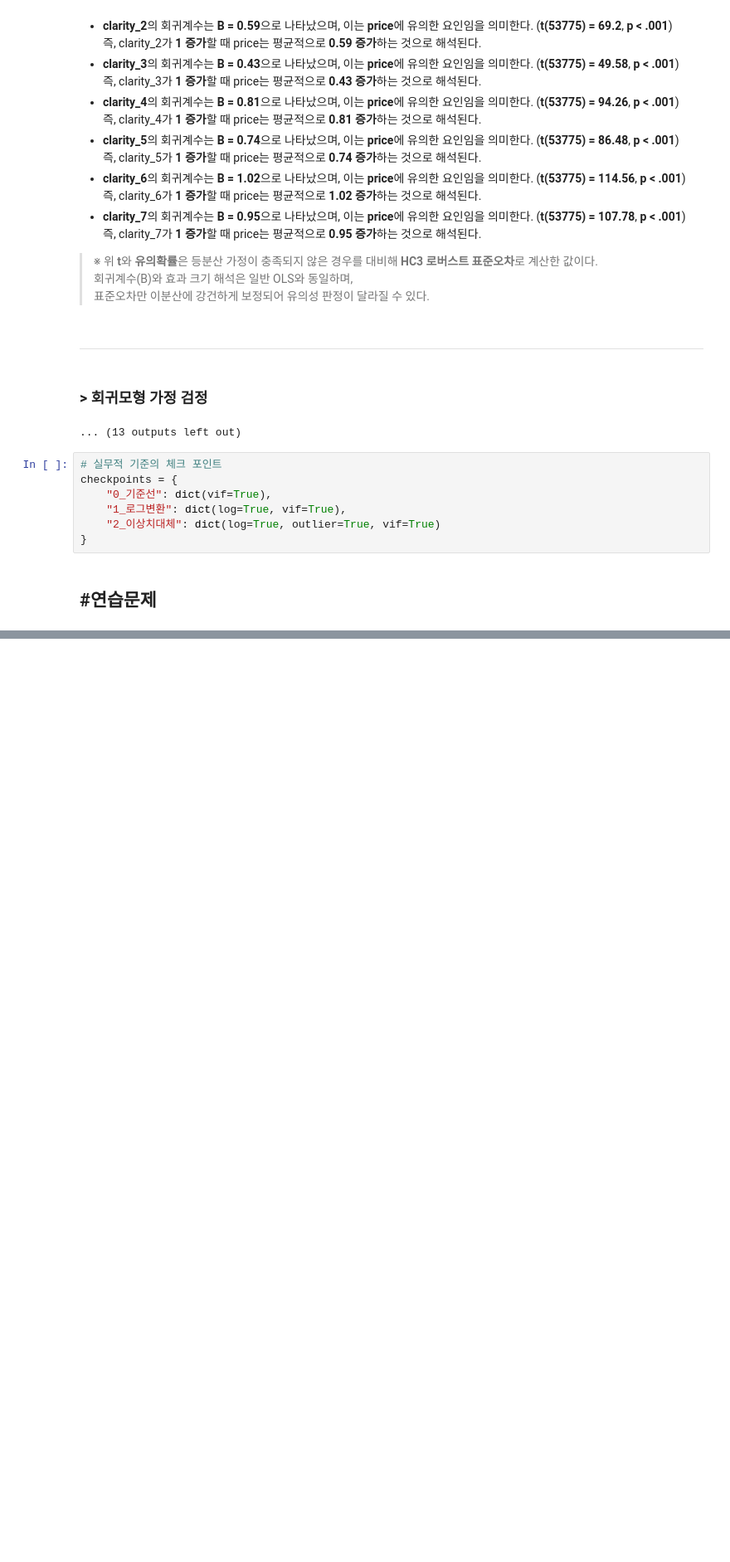
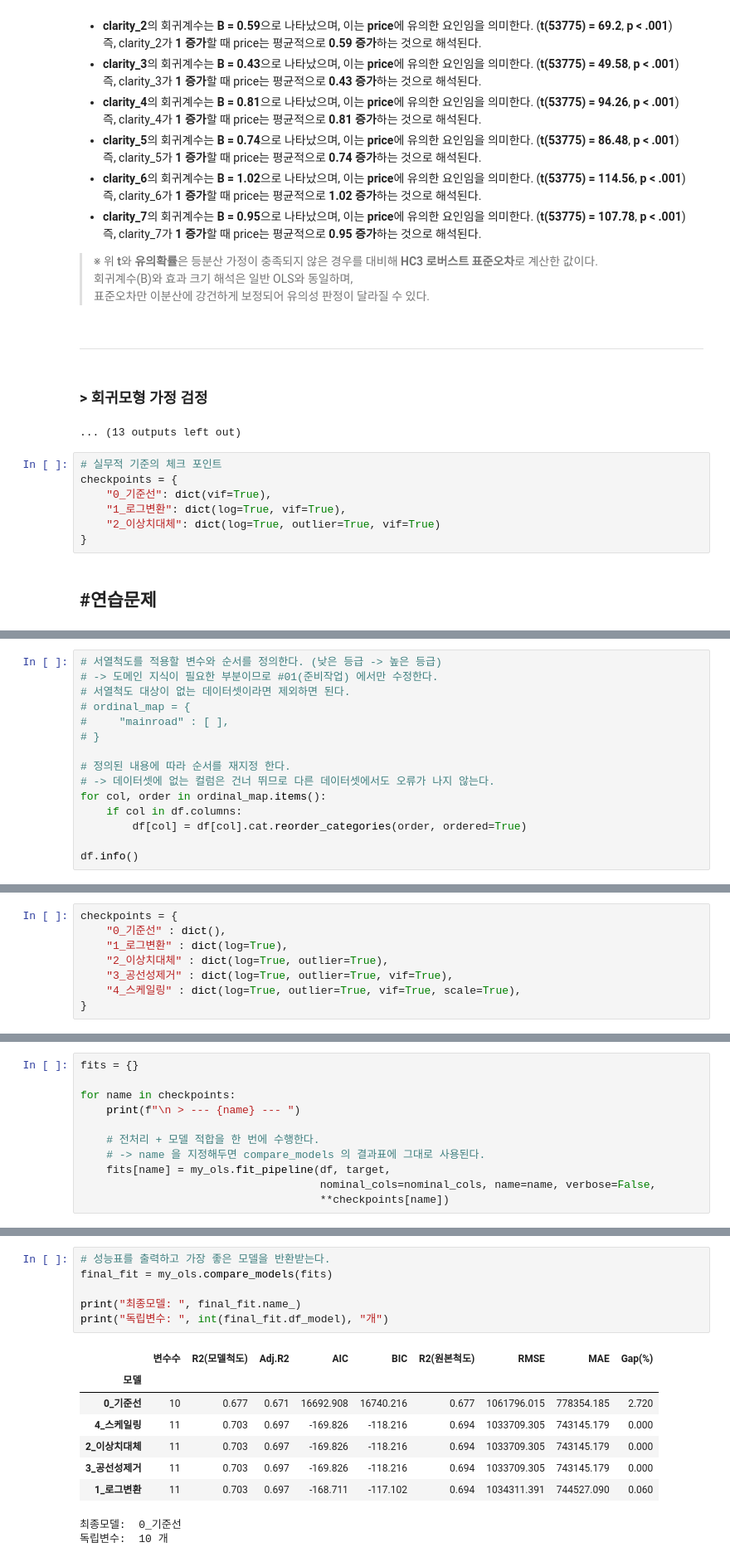
Before and after one commit to choi-yeonju/Python-Basics, a Jupyter notebook: [LAB-09]/[LAB-09] 선형회귀ㅣ07-[PBT] 선형회귀 파이프라인(실습코드) yeonju.ipynb, the cells around one changed output, grey strips where cells are left out. Shown at 83% size. Cells and saved outputs as stored; diff of their text form; blank space fills up the shorter version.

```diff
--- a/[LAB-09]/[LAB-09] 선형회귀ㅣ07-[PBT] 선형회귀 파이프라인(실습코드) yeonju.ipynb
+++ b/[LAB-09]/[LAB-09] 선형회귀ㅣ07-[PBT] 선형회귀 파이프라인(실습코드) yeonju.ipynb
@@ -426,0 +525,15 @@ checkpoints = {
+# %%
+# 서열척도를 적용할 변수와 순서를 정의한다. (낮은 등급 -> 높은 등급)
+# -> 도메인 지식이 필요한 부분이므로 #01(준비작업) 에서만 수정한다.
+# 서열척도 대상이 없는 데이터셋이라면 제외하면 된다.
+# ordinal_map = {
+#     "mainroad" : [ ],
+# }
+
+# 정의된 내용에 따라 순서를 재지정 한다.
+# -> 데이터셋에 없는 컬럼은 건너 뛰므로 다른 데이터셋에서도 오류가 나지 않는다.
+for col, order in ordinal_map.items():
+    if col in df.columns:
+        df[col] = df[col].cat.reorder_categories(order, ordered=True)
+
+df.info()
@@ -426,0 +561,8 @@ checkpoints = {
+# %%
+checkpoints = {
+    "0_기준선" : dict(),
+    "1_로그변환" : dict(log=True),
+    "2_이상치대체" : dict(log=True, outlier=True),
+    "3_공선성제거" : dict(log=True, outlier=True, vif=True),
+    "4_스케일링" : dict(log=True, outlier=True, vif=True, scale=True),
+}
@@ -426,0 +588,11 @@ checkpoints = {
+# %%
+fits = {}
+
+for name in checkpoints:
+    print(f"\n > --- {name} --- ")
+
+    # 전처리 + 모델 적합을 한 번에 수행한다.
+    # -> name 을 지정해두면 compare_models 의 결과표에 그대로 사용된다.
+    fits[name] = my_ols.fit_pipeline(df, target,
+                                     nominal_cols=nominal_cols, name=name, verbose=False,
+                                     **checkpoints[name])
@@ -426,0 +617,16 @@ checkpoints = {
+# %%
+# 성능표를 출력하고 가장 좋은 모델을 반환받는다.
+final_fit = my_ols.compare_models(fits)
+
+print("최종모델: ", final_fit.name_)
+print("독립변수: ", int(final_fit.df_model), "개")
+# %% [output]
+|  | 변수수 | R2(모델척도) | Adj.R2 | AIC | BIC | R2(원본척도) | RMSE | MAE | Gap(%) |
+| 모델 |  |  |  |  |  |  |  |  |  |
+| 0_기준선 | 10 | 0.677 | 0.671 | 16692.908 | 16740.216 | 0.677 | 1061796.015 | 778354.185 | 2.720 |
+| 4_스케일링 | 11 | 0.703 | 0.697 | -169.826 | -118.216 | 0.694 | 1033709.305 | 743145.179 | 0.000 |
+| 2_이상치대체 | 11 | 0.703 | 0.697 | -169.826 | -118.216 | 0.694 | 1033709.305 | 743145.179 | 0.000 |
+| 3_공선성제거 | 11 | 0.703 | 0.697 | -169.826 | -118.216 | 0.694 | 1033709.305 | 743145.179 | 0.000 |
+| 1_로그변환 | 11 | 0.703 | 0.697 | -168.711 | -117.102 | 0.694 | 1034311.391 | 744527.090 | 0.060 |
+최종모델:  0_기준선
+독립변수:  10 개
```
Also changed, not shown: parts of 16 cells of this notebook, 10 other files.
